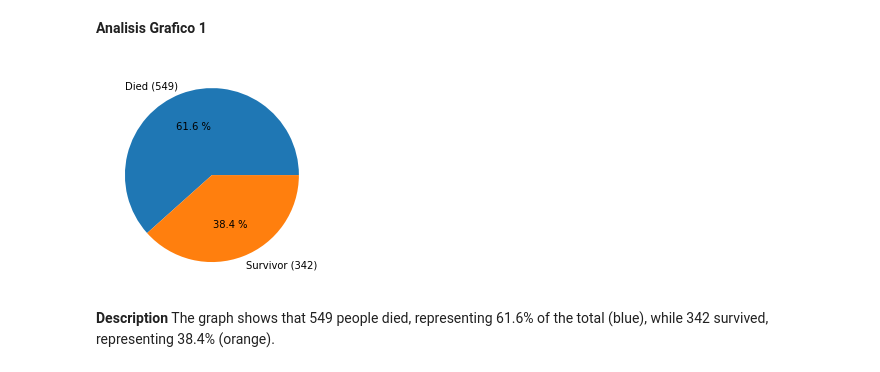
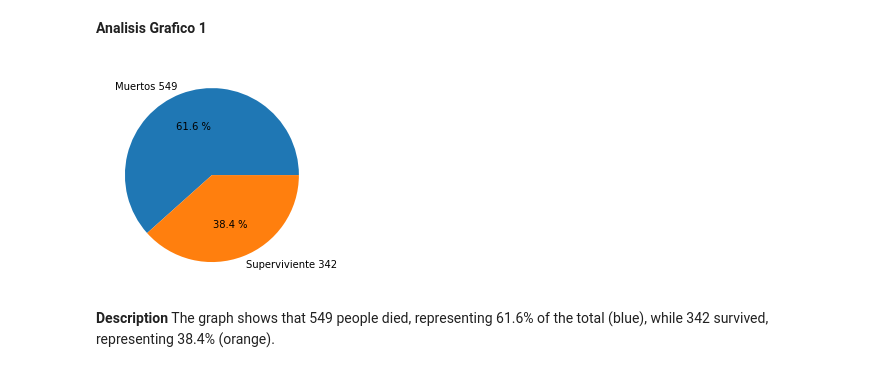
Before and after one commit to arubianos/MetNumUN2023I, a Jupyter notebook: Quiz3/arubiano_Quiz_3_UNCode.ipynb, the cells around one changed output. Saved outputs shown, nothing was run; the diff lists cells and outputs as text; code cells hidden in the pictures.

```diff
--- a/Quiz3/arubiano_Quiz_3_UNCode.ipynb
+++ b/Quiz3/arubiano_Quiz_3_UNCode.ipynb
@@ -699,14 +699,14 @@ The output of the above cell should be:
 # %%
 import matplotlib.pyplot as plt
 import numpy as np
 sum_survived = titanic.Survived.sum()
 sum_no_survived = 891 - sum_survived
 y = np.array([sum_no_survived, sum_survived])
-y_labels = ["Died (549)", "Survivor (342)"]
+y_labels = ["Muertos 549", "Superviviente 342"]
 plt.pie(y, labels = y_labels, autopct="%0.1f %%")
 plt.show()
 # %% [output]
-[figure, old version]
+[figure, new version]
 # %% [markdown]
 **Description**
 The graph shows that 549 people died, representing 61.6% of the total (blue), while 342 survived, representing 38.4% (orange).
```
Also changed, not shown: parts of 4 cells of this notebook.
